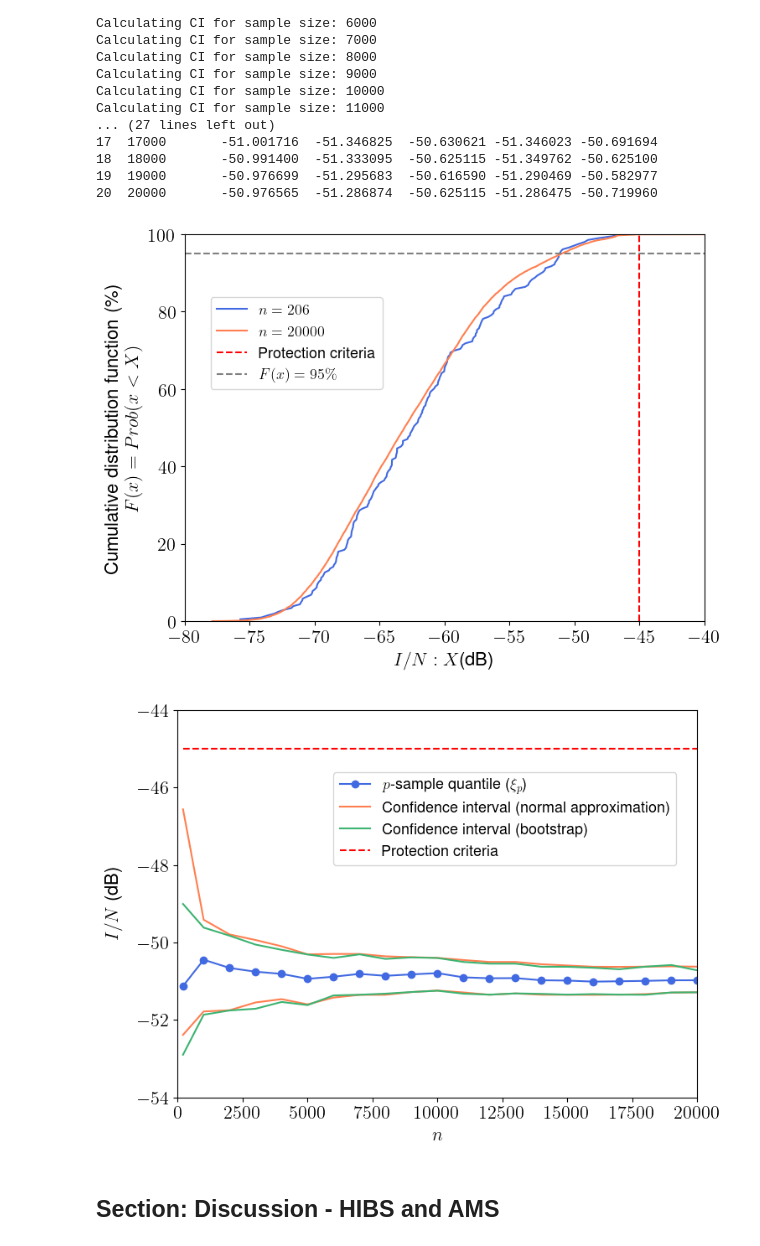
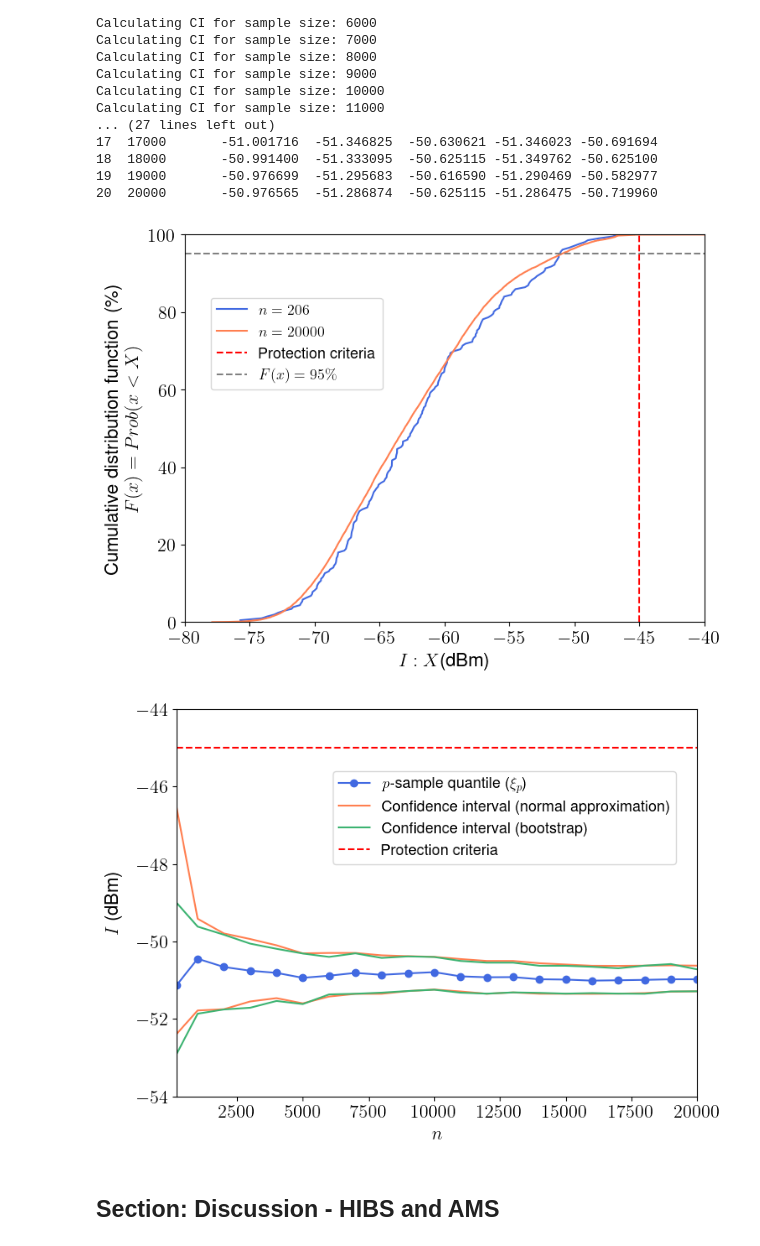
Before and after one commit to carisio/monte-carlo-n-min, a Jupyter notebook: Code.ipynb, the cells around one changed output. Cells and saved outputs as stored; diff of their text form; code cells hidden in the pictures.

```diff
--- a/Code.ipynb
+++ b/Code.ipynb
@@ -399,7 +399,7 @@ def ci_quantile_for_several_n(sample, n, p, alpha):
 # %% [markdown]
 Auxiliary methods to plot cdfs, quantiles, protection criteria, etc:
 # %%
-def plot_quantiles_ic(df, title, protection_criteria, legend_loc='upper right', bbox_to_anchor=None, xlim=None, ylim=None, fig_name=None):
+def plot_quantiles_ic(df, title, protection_criteria, legend_loc='upper right', bbox_to_anchor=None, xlim=None, ylim=None, fig_name=None, y_label=r'$I/N$ (dB)', x_cut=None):
     n = df.n
     sample_quantile = df.sample_quantile
     inf_normal = df.inf_normal
@@ -421,7 +421,7 @@ def plot_quantiles_ic(df, title, protection_criteria, legend_loc='upper right',
     ax = plt.axes(xlim=xlim, ylim=ylim)
 
     ax.set_xlabel('$n$')
-    ax.set_ylabel(r'$I/N$ (dB)', labelpad=12.0)
+    ax.set_ylabel(y_label, labelpad=12.0)
 
     ax.plot(n, sample_quantile, 'o-', ms=6, markevery=1, c='royalblue', label=r'$p$-sample quantile ($\xi_p$)')
     ax.plot(n, inf_normal, c='coral', label='Confidence interval (normal approximation)')
@@ -432,12 +432,16 @@ def plot_quantiles_ic(df, title, protection_criteria, legend_loc='upper right',
 
     ax.plot(n, protection_criteria, linestyle='dashed', c='red', label='Protection criteria')
     ax.plot()
+
+    if x_cut is not None:
+        ax.plot([x_cut, x_cut], ylim, linestyle='dashed', c='gray', label=fr'$n = {x_cut}$')
+
     ax.legend(loc=legend_loc, bbox_to_anchor=bbox_to_anchor, prop={'size': 13})
     if (fig_name is not None):
         plt.savefig(fig_name, dpi=600, bbox_inches='tight')
     plt.show()
 
-def plot_cdf(sample, protection_criteria, p, label_p, xlim, ylim=(0, 100), zoom_window = None, x_zoom = None, y_zoom = None, n_samples=None, fig_name=None, legend_loc='upper left'):
+def plot_cdf(sample, protection_criteria, p, label_p, xlim, ylim=(0, 100), zoom_window = None, x_zoom = None, y_zoom = None, n_samples=None, fig_name=None, legend_loc='upper left', x_label=r'$I/N: X $(dB)'):
     fig = plt.figure(figsize=(8,6))
     ax = plt.axes(xlim=xlim, ylim=ylim)
 
@@ -469,7 +473,7 @@ def plot_cdf(sample, protection_criteria, p, label_p, xlim, ylim=(0, 100), zoom_
         ax_zoom.plot([protection_criteria, protection_criteria], [0, 100], linestyle='dashed', c='red')
         ax_zoom.plot([x_zoom[0], x_zoom[1]], [p, p], linestyle='dashed', c='gray')
 
-    ax.set_xlabel(r'$I/N: X $(dB)')
+    ax.set_xlabel(x_label)
     ax.set_ylabel('Cumulative distribution function (\%)\n$F(x) = Prob(x < X)$', labelpad=5.0)
 
     ax.legend(loc=legend_loc, prop={'size': 13})
@@ -510,12 +514,12 @@ Calculating CI for sample size: 11000
 19  19000       -50.976699  -51.295683  -50.616590 -51.290469 -50.582977
 20  20000       -50.976565  -51.286874  -50.625115 -51.286475 -50.719960
 # %%
-plot_cdf(sample_saturation_lte_tvro, -45, p=95, label_p=f'$F(x) = 95\%$', legend_loc=(0.05, 0.6), xlim=(-80, -40), ylim=(0, 100), n_samples=[206, 20000], fig_name='fig_cdf_lte_tvro.png')
+plot_cdf(sample_saturation_lte_tvro, -45, p=95, label_p=f'$F(x) = 95\%$', legend_loc=(0.05, 0.6), xlim=(-80, -40), ylim=(0, 100), n_samples=[206, 20000], fig_name='fig_cdf_lte_tvro.png', x_label=r'$I: X $(dBm)')
 
-plot_quantiles_ic(result_lte_tvro, 'LTE vs TVRO', -45, fig_name='fig_quantile_lte_tvro.png', legend_loc=(0.3, 0.6), ylim=(-54, -44))
+plot_quantiles_ic(result_lte_tvro, 'LTE vs TVRO', -45, fig_name='fig_quantile_lte_tvro.png', legend_loc=(0.3, 0.6), xlim=(206, 20000), ylim=(-54, -44), y_label=r'$I$ (dBm)')
 # %% [output]
-[figure, old version]
+[figure, new version]
-[figure, old version]
+[figure, new version]
 # %% [markdown]
 ## Section: Discussion - HIBS and AMS
 # %% [markdown]
```
Also changed, not shown: parts of 2 cells of this notebook, 4 other files.
